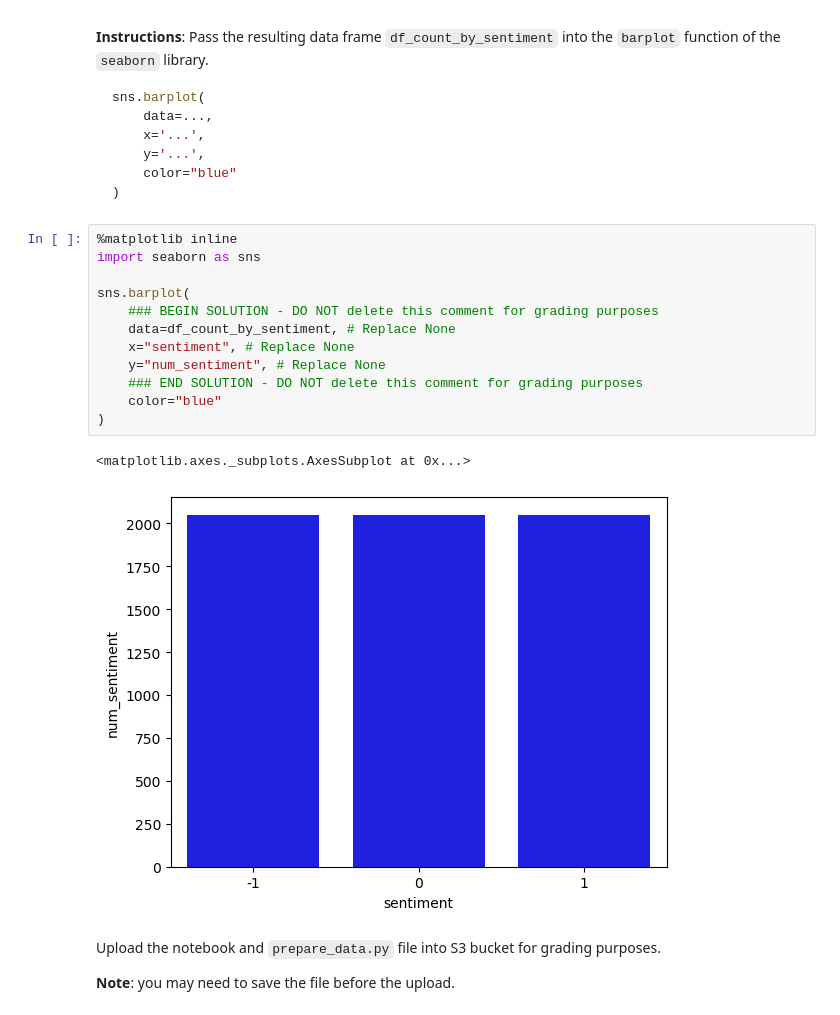
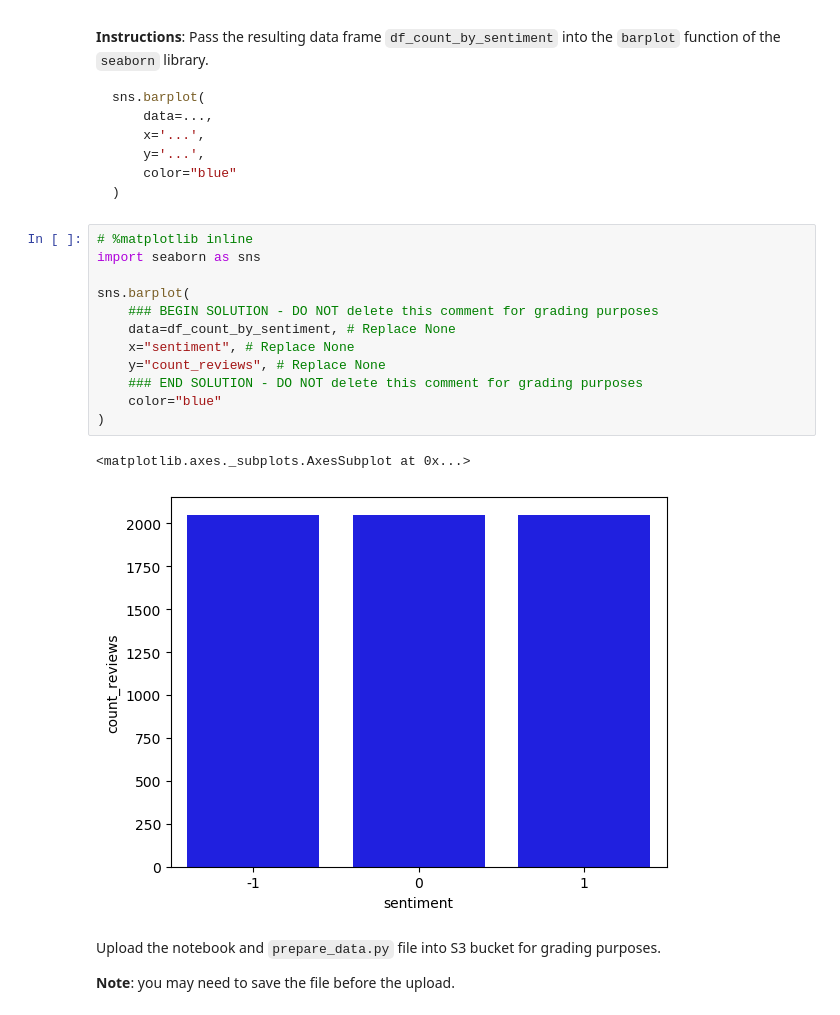
Before and after one commit to gambiTarun/Feature-Engineering-using-Amazon-SageMaker, a Jupyter notebook: C2_W1_Assignment.ipynb, the cells around one changed output. Saved outputs shown, nothing was run; the diff lists cells and outputs as text.

````diff
--- a/C2_W1_Assignment.ipynb
+++ b/C2_W1_Assignment.ipynb
@@ -639,20 +643,20 @@ sns.barplot(
 )
 ```
 # %%
-%matplotlib inline
+# %matplotlib inline
 import seaborn as sns
 
 sns.barplot(
     ### BEGIN SOLUTION - DO NOT delete this comment for grading purposes
     data=df_count_by_sentiment, # Replace None
     x="sentiment", # Replace None
-    y="num_sentiment", # Replace None
+    y="count_reviews", # Replace None
     ### END SOLUTION - DO NOT delete this comment for grading purposes
     color="blue"
 )
 # %% [output]
 <matplotlib.axes._subplots.AxesSubplot at 0x...>
-[figure, old version]
+[figure, new version]
 # %% [markdown]
 Upload the notebook and `prepare_data.py` file into S3 bucket for grading purposes.
 
````
Also changed, not shown: parts of 24 cells of this notebook, 1 other file.
